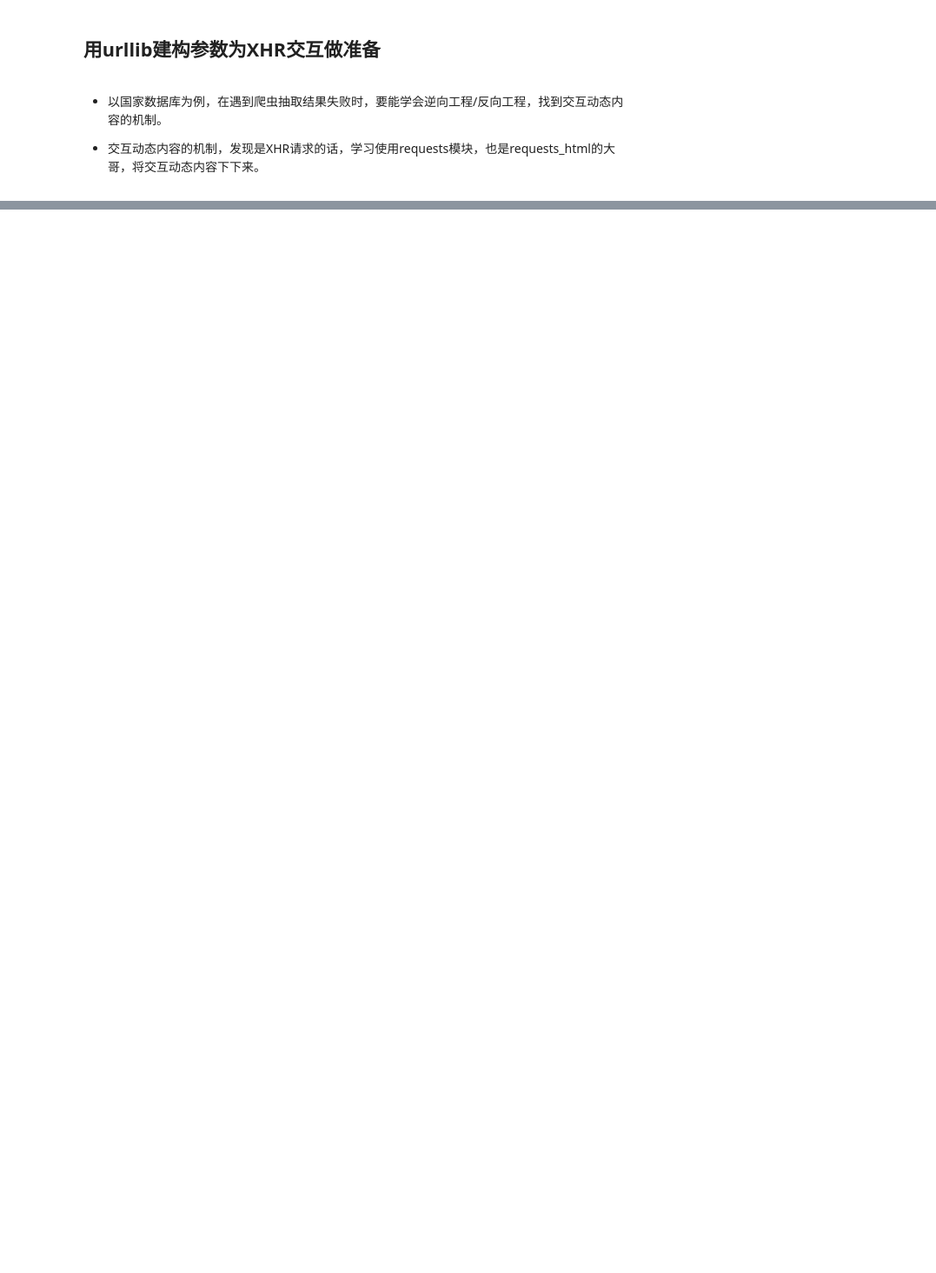
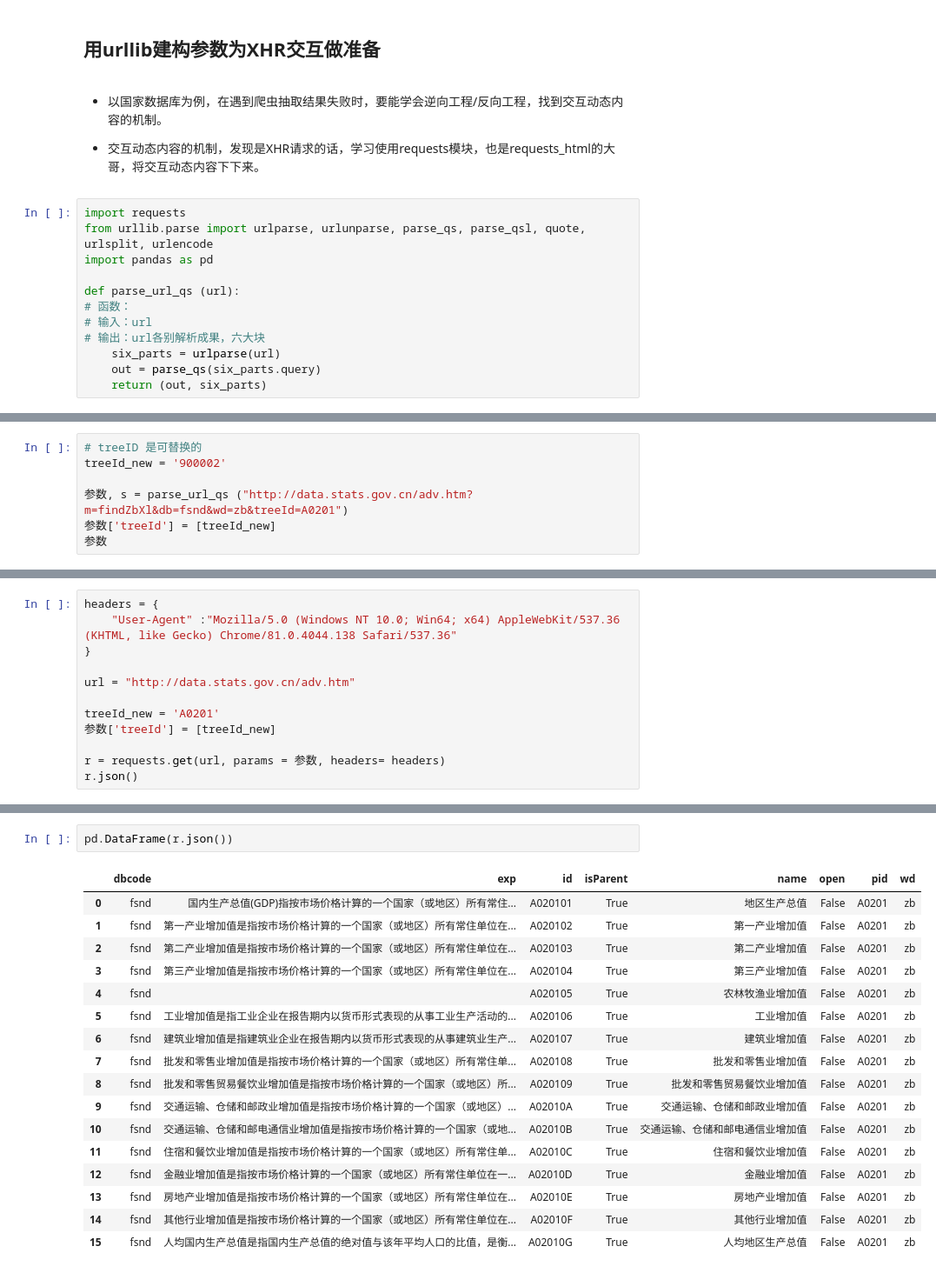
Before and after one commit to EasonQXF/Web_Mining, a Jupyter notebook: Web_Mining_week10/181013040-丘小峰-挖掘价值数据.ipynb, the cells around one changed output, grey strips where cells are left out. Shown: that part at 87% size. Cells and saved outputs as stored; diff of their text form; blank space fills up the shorter version.

```diff
--- a/Web_Mining_week10/181013040-丘小峰-挖掘价值数据.ipynb
+++ b/Web_Mining_week10/181013040-丘小峰-挖掘价值数据.ipynb
@@ -33,3 +64,15 @@ for tr in html_load.lxml.xpath('//a[@class="level0"]'):
 * 以国家数据库为例，在遇到爬虫抽取结果失败时，要能学会逆向工程/反向工程，找到交互动态内容的机制。
 
 * 交互动态内容的机制，发现是XHR请求的话，学习使用requests模块，也是requests_html的大哥，将交互动态内容下下来。
+# %%
+import requests
+from urllib.parse import urlparse, urlunparse, parse_qs, parse_qsl, quote, urlsplit, urlencode
+import pandas as pd
+
+def parse_url_qs (url):
+# 函数：
+# 输入：url
+# 输出：url各别解析成果，六大块
+    six_parts = urlparse(url)
+    out = parse_qs(six_parts.query)
+    return (out, six_parts)
@@ -35,0 +89,7 @@ for tr in html_load.lxml.xpath('//a[@class="level0"]'):
+# %%
+# treeID 是可替换的
+treeId_new = '900002'
+
+参数, s = parse_url_qs ("http://data.stats.gov.cn/adv.htm?m=findZbXl&db=fsnd&wd=zb&treeId=A0201")
+参数['treeId'] = [treeId_new]
+参数
@@ -35,0 +100,12 @@ for tr in html_load.lxml.xpath('//a[@class="level0"]'):
+# %%
+headers = {
+    "User-Agent" :"Mozilla/5.0 (Windows NT 10.0; Win64; x64) AppleWebKit/537.36 (KHTML, like Gecko) Chrome/81.0.4044.138 Safari/537.36"
+}
+
+url = "http://data.stats.gov.cn/adv.htm"
+
+treeId_new = 'A0201'
+参数['treeId'] = [treeId_new]
+
+r = requests.get(url, params = 参数, headers= headers)
+r.json()
@@ -35,0 +132,20 @@ for tr in html_load.lxml.xpath('//a[@class="level0"]'):
+# %%
+pd.DataFrame(r.json())
+# %% [output]
+|  | dbcode | exp | id | isParent | name | open | pid | wd |
+| 0 | fsnd | 国内生产总值(GDP)指按市场价格计算的一个国家（或地区）所有常住... | A020101 | True | 地区生产总值 | False | A0201 | zb |
+| 1 | fsnd | 第一产业增加值是指按市场价格计算的一个国家（或地区）所有常住单位在... | A020102 | True | 第一产业增加值 | False | A0201 | zb |
+| 2 | fsnd | 第二产业增加值是指按市场价格计算的一个国家（或地区）所有常住单位在... | A020103 | True | 第二产业增加值 | False | A0201 | zb |
+| 3 | fsnd | 第三产业增加值是指按市场价格计算的一个国家（或地区）所有常住单位在... | A020104 | True | 第三产业增加值 | False | A0201 | zb |
+| 4 | fsnd |  | A020105 | True | 农林牧渔业增加值 | False | A0201 | zb |
+| 5 | fsnd | 工业增加值是指工业企业在报告期内以货币形式表现的从事工业生产活动的... | A020106 | True | 工业增加值 | False | A0201 | zb |
+| 6 | fsnd | 建筑业增加值是指建筑业企业在报告期内以货币形式表现的从事建筑业生产... | A020107 | True | 建筑业增加值 | False | A0201 | zb |
+| 7 | fsnd | 批发和零售业增加值是指按市场价格计算的一个国家（或地区）所有常住单... | A020108 | True | 批发和零售业增加值 | False | A0201 | zb |
+| 8 | fsnd | 批发和零售贸易餐饮业增加值是指按市场价格计算的一个国家（或地区）所... | A020109 | True | 批发和零售贸易餐饮业增加值 | False | A0201 | zb |
+| 9 | fsnd | 交通运输、仓储和邮政业增加值是指按市场价格计算的一个国家（或地区）... | A02010A | True | 交通运输、仓储和邮政业增加值 | False | A0201 | zb |
+| 10 | fsnd | 交通运输、仓储和邮电通信业增加值是指按市场价格计算的一个国家（或地... | A02010B | True | 交通运输、仓储和邮电通信业增加值 | False | A0201 | zb |
+| 11 | fsnd | 住宿和餐饮业增加值是指按市场价格计算的一个国家（或地区）所有常住单... | A02010C | True | 住宿和餐饮业增加值 | False | A0201 | zb |
+| 12 | fsnd | 金融业增加值是指按市场价格计算的一个国家（或地区）所有常住单位在一... | A02010D | True | 金融业增加值 | False | A0201 | zb |
+| 13 | fsnd | 房地产业增加值是指按市场价格计算的一个国家（或地区）所有常住单位在... | A02010E | True | 房地产业增加值 | False | A0201 | zb |
+| 14 | fsnd | 其他行业增加值是指按市场价格计算的一个国家（或地区）所有常住单位在... | A02010F | True | 其他行业增加值 | False | A0201 | zb |
+| 15 | fsnd | 人均国内生产总值是指国内生产总值的绝对值与该年平均人口的比值，是衡... | A02010G | True | 人均地区生产总值 | False | A0201 | zb |
```
Also changed, not shown: parts of 12 cells of this notebook, 1 other file.
